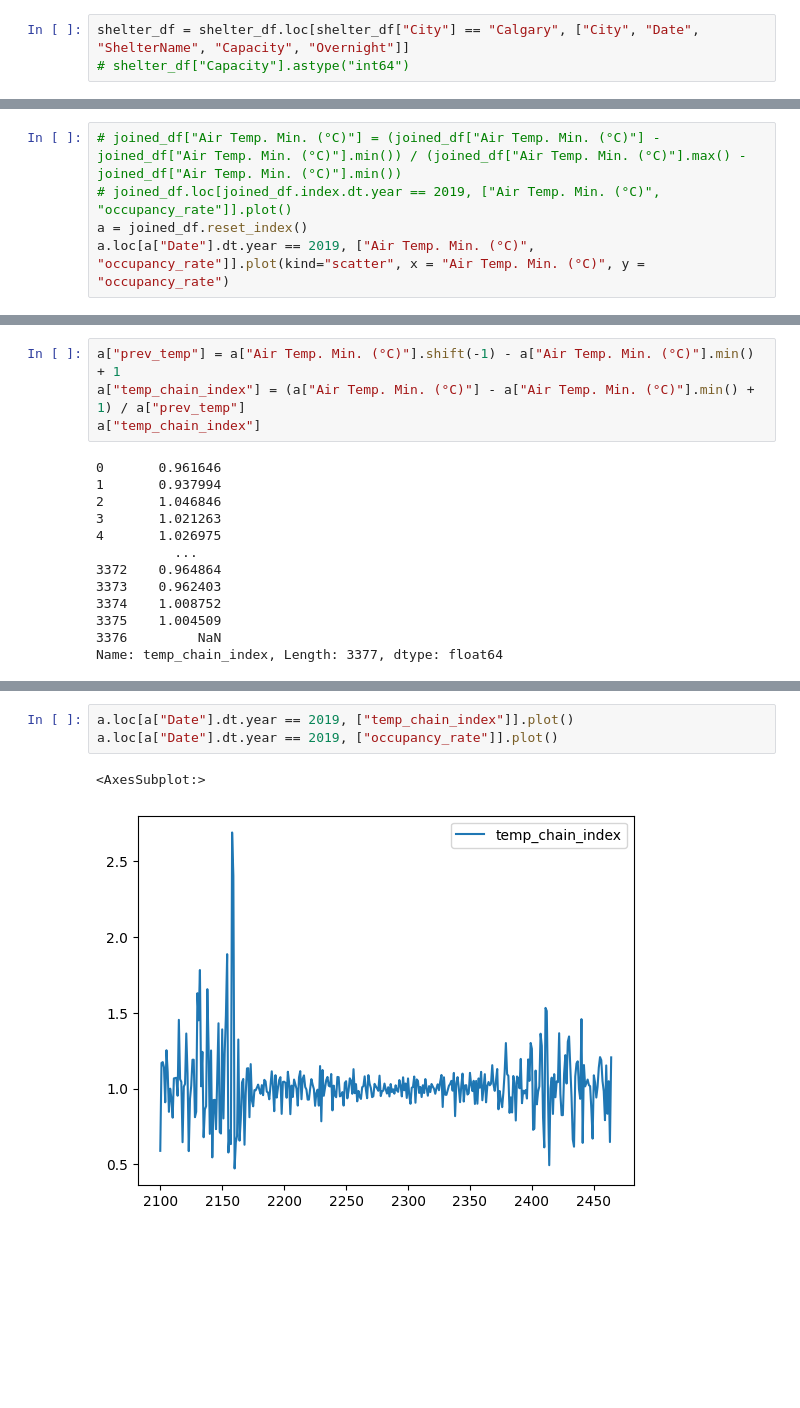
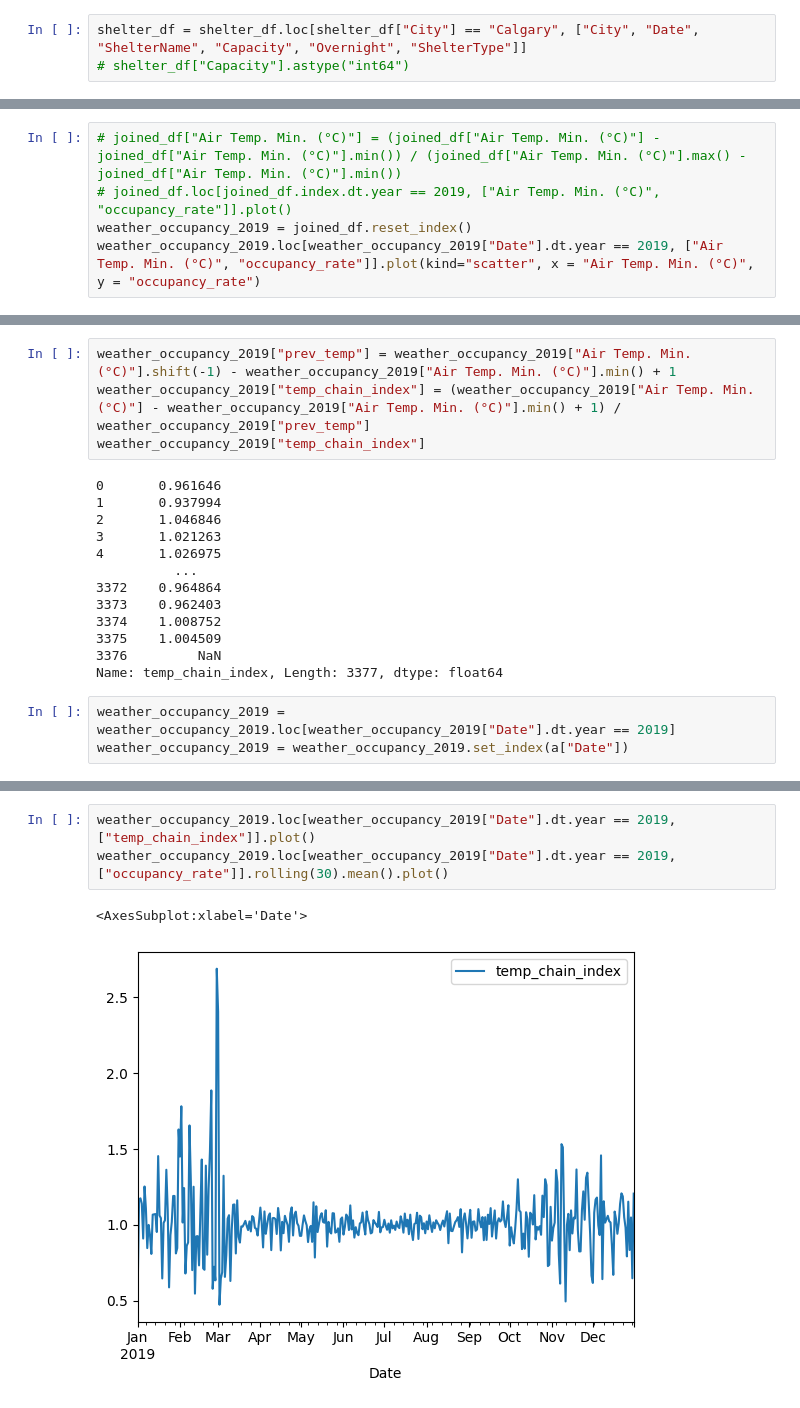
Before and after one commit to thehhe/DATA_601_project, a Jupyter notebook: weather_data_task.ipynb, the cells around one changed output, grey strips where cells are left out. Cells and saved outputs as stored; diff of their text form; blank space fills up the shorter version.

Commit message:
Oct 11 finish weather task

```diff
--- a/weather_data_task.ipynb
+++ b/weather_data_task.ipynb
@@ -35,7 +36,7 @@ shelter_df.head(3)
 | 1 | 2013-04-01 | Edmonton | Intox | Hope Mission - Intox Centre | Hope Mission | Intox Centre | 70 | 74 |  | ... |
 | 2 | 2013-04-01 | Edmonton | Adult Emergency | Hope Mission - Herb Jamieson Centre | Hope Mission | Herb Jamieson Centre | 250 | 253 |  | ... |
 # %%
-shelter_df = shelter_df.loc[shelter_df["City"] == "Calgary", ["City", "Date", "ShelterName", "Capacity", "Overnight"]]
+shelter_df = shelter_df.loc[shelter_df["City"] == "Calgary", ["City", "Date", "ShelterName", "Capacity", "Overnight", "ShelterType"]]
 # shelter_df["Capacity"].astype("int64")
 # %%
 shelter_df.head()
@@ -120,8 +117,8 @@ joined_df.head()
 # %%
 # joined_df["Air Temp. Min. (°C)"] = (joined_df["Air Temp. Min. (°C)"] - joined_df["Air Temp. Min. (°C)"].min()) / (joined_df["Air Temp. Min. (°C)"].max() - joined_df["Air Temp. Min. (°C)"].min())
 # joined_df.loc[joined_df.index.dt.year == 2019, ["Air Temp. Min. (°C)", "occupancy_rate"]].plot()
-a = joined_df.reset_index()
-a.loc[a["Date"].dt.year == 2019, ["Air Temp. Min. (°C)", "occupancy_rate"]].plot(kind="scatter", x = "Air Temp. Min. (°C)", y = "occupancy_rate")
+weather_occupancy_2019 = joined_df.reset_index()
+weather_occupancy_2019.loc[weather_occupancy_2019["Date"].dt.year == 2019, ["Air Temp. Min. (°C)", "occupancy_rate"]].plot(kind="scatter", x = "Air Temp. Min. (°C)", y = "occupancy_rate")
 # %% [output]
 <AxesSubplot:xlabel='Air Temp. Min. (°C)', ylabel='occupancy_rate'>
 [figure]
@@ -136,9 +133,9 @@ a.loc[(a["Date"].dt.year == 2019) & (a["Precip. (mm)"] < 5) & (a["Precip. (mm)"]
 <AxesSubplot:xlabel='Precip. (mm)', ylabel='occupancy_rate'>
 [figure]
 # %%
-a["prev_temp"] = a["Air Temp. Min. (°C)"].shift(-1) - a["Air Temp. Min. (°C)"].min() + 1
-a["temp_chain_index"] = (a["Air Temp. Min. (°C)"] - a["Air Temp. Min. (°C)"].min() + 1) / a["prev_temp"]
-a["temp_chain_index"]
+weather_occupancy_2019["prev_temp"] = weather_occupancy_2019["Air Temp. Min. (°C)"].shift(-1) - weather_occupancy_2019["Air Temp. Min. (°C)"].min() + 1
+weather_occupancy_2019["temp_chain_index"] = (weather_occupancy_2019["Air Temp. Min. (°C)"] - weather_occupancy_2019["Air Temp. Min. (°C)"].min() + 1) / weather_occupancy_2019["prev_temp"]
+weather_occupancy_2019["temp_chain_index"]
 # %% [output]
 0       0.961646
 1       0.937994
@@ -152,3 +149,6 @@ a["temp_chain_index"]
 3375    1.004509
 3376         NaN
 Name: temp_chain_index, Length: 3377, dtype: float64
+# %%
+weather_occupancy_2019 = weather_occupancy_2019.loc[weather_occupancy_2019["Date"].dt.year == 2019]
+weather_occupancy_2019 = weather_occupancy_2019.set_index(a["Date"])
@@ -155,6 +165,6 @@ Name: temp_chain_index, Length: 3377, dtype: float64
 # %%
-a.loc[a["Date"].dt.year == 2019, ["temp_chain_index"]].plot()
-a.loc[a["Date"].dt.year == 2019, ["occupancy_rate"]].plot()
+weather_occupancy_2019.loc[weather_occupancy_2019["Date"].dt.year == 2019, ["temp_chain_index"]].plot()
+weather_occupancy_2019.loc[weather_occupancy_2019["Date"].dt.year == 2019, ["occupancy_rate"]].rolling(30).mean().plot()
 # %% [output]
-<AxesSubplot:>
+<AxesSubplot:xlabel='Date'>
-[figure, old version]
+[figure, new version]
```
Also changed, not shown: parts of 19 cells of this notebook.
